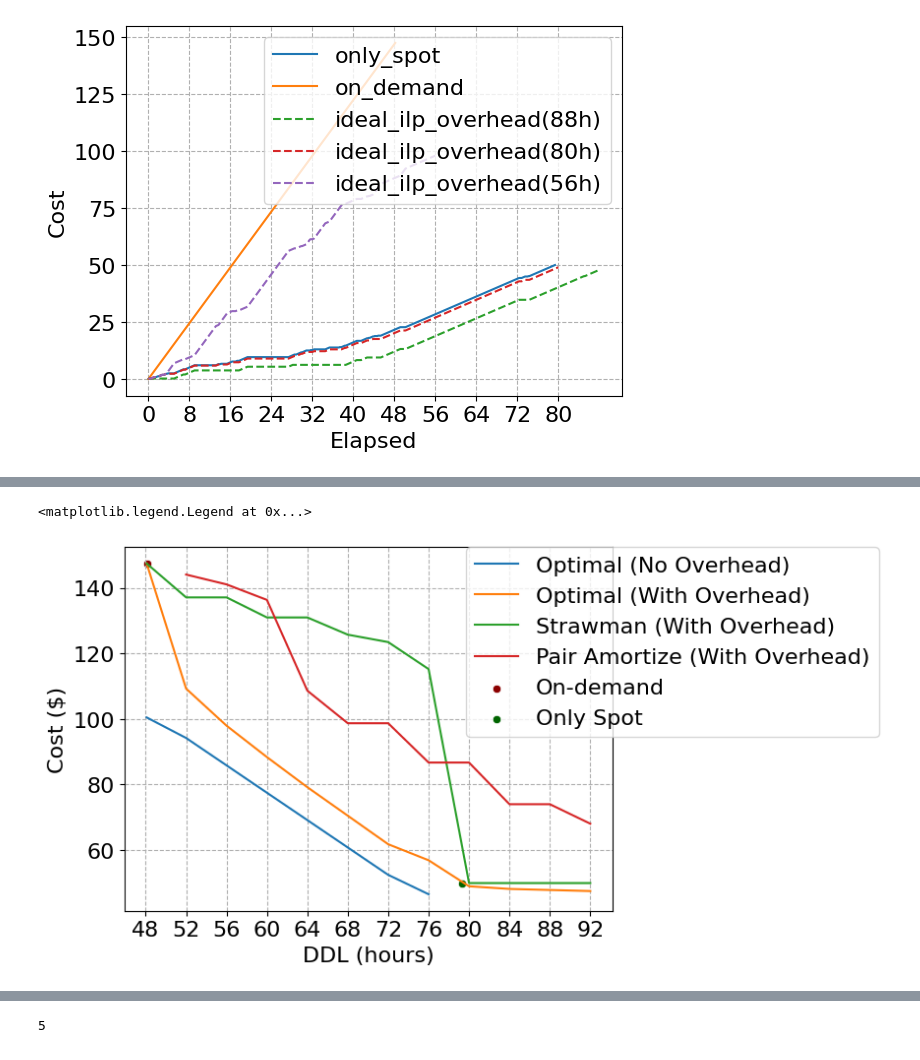
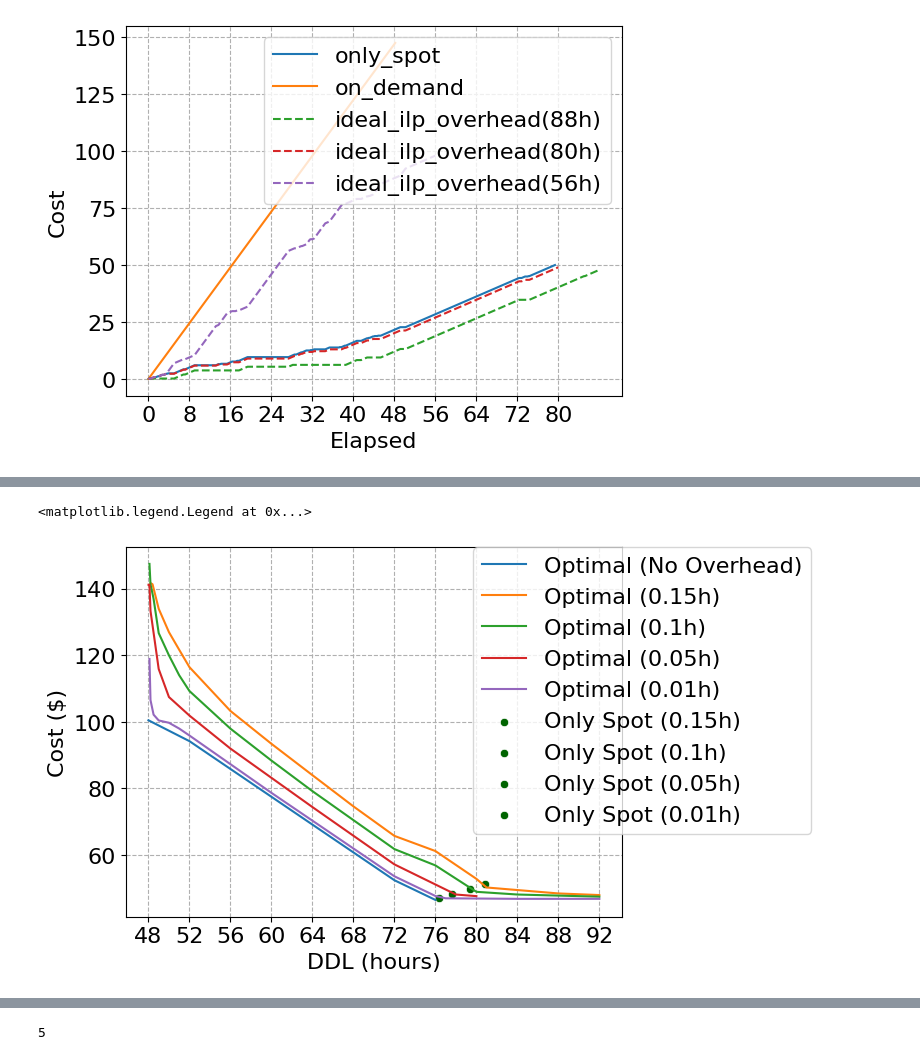
Before and after one commit to Michaelvll/skypilot-spot-strategy, a Jupyter notebook: scripts/plot.ipynb, the cells around one changed output, grey strips where cells are left out. Cells and saved outputs as stored; diff of their text form; code cells hidden in the pictures.

```diff
--- a/scripts/plot.ipynb
+++ b/scripts/plot.ipynb
@@ -28,7 +28,7 @@ def filter_runs(tags, ddls, strategies, task_durations=[20], trace_names=['1.jso
         'env_metadata': lambda x: x['name'] == 'trace' and 'trace_file' in x and any(name in x['trace_file'] for name in trace_names),
         'strategy_metadata': lambda x: x['name'] in strategies,
         'task_duration_hours': lambda x: x in task_durations,
-        'deadline_hours': lambda x: x in ddls,
+        'deadline_hours': lambda x: ddls is None or x in ddls,
     }
 
 
@@ -398,10 +398,12 @@ run_dfs = filter_runs(TAGS, DDLS, STRATEGIES, task_durations=[48], trace_names=[
 print(len(run_dfs))
 run_dfs = sorted(run_dfs, key=lambda x: STRATEGIES.index(x[0].config['strategy_metadata']['name']))
 
-no_overhead_costs = [None] * len(DDLS)
+no_overhead_costs = []
 for run, df in run_dfs:
     ddl = run.config['deadline_hours']
-    no_overhead_costs[DDLS.index(ddl)] = df['Cost'].values[-1]
+    no_overhead_costs.append((ddl, df['Cost'].values[-1]))
+
+no_overhead_costs = list(zip(*no_overhead_costs))
 print(no_overhead_costs)
 # %% [output]
 8
@@ -409 +411,6 @@ print(no_overhead_costs)
+# %%
+api = wandb.Api()
+plt.rc('font', size=16)
+entity, project = "michaelvll", "sky-spot"  # set to your entity and project
+runs = api.runs(entity + "/" + project)
 # %%
@@ -450,16 +476,22 @@ print(pair_costs)
 # %%
-ax = sns.lineplot(x=DDLS[:len(no_overhead_costs)], y=no_overhead_costs, label='Optimal (No Overhead)')
-ax = sns.lineplot(x=DDLS[:-1], y=ideal_costs, label='Optimal (With Overhead)')
-ax = sns.lineplot(x=DDLS[:-1], y=strawman_costs, label='Strawman (With Overhead)')
-ax = sns.lineplot(x=DDLS[:-1], y=pair_costs, label='Pair Amortize (With Overhead)')
+ax = sns.lineplot(x=no_overhead_costs[0], y=no_overhead_costs[1], label='Optimal (No Overhead)')
+ax = sns.lineplot(x=ideal_costs[0.15][0], y=ideal_costs[0.15][1], label='Optimal (0.15h)')
+ax = sns.lineplot(x=ideal_costs[0.1][0], y=ideal_costs[0.1][1], label='Optimal (0.1h)')
+ax = sns.lineplot(x=ideal_costs[0.05][0], y=ideal_costs[0.05][1], label='Optimal (0.05h)')
+ax = sns.lineplot(x=ideal_costs[0.01][0], y=ideal_costs[0.01][1], label='Optimal (0.01h)')
+# ax = sns.lineplot(x=strawman_costs[0], y=strawman_costs[1], label='Strawman (With Overhead=0.1)')
+# ax = sns.lineplot(x=pair_costs[0], y=pair_costs[1], label='Pair Amortize (With Overhead=0.1)')
 ax.set_xticks(list(range(48, 153, 4)))
 ax.set_xlabel('DDL (hours)')
 ax.set_ylabel('Cost ($)')
 # on demand
 sns.scatterplot(x=[on_demand_time], y=[on_demand_cost], ax=ax, label='On-demand', color='darkred')
-sns.scatterplot(x=[spot_time], y=[spot_cost], ax=ax, label='Only Spot', color='darkgreen')
+sns.scatterplot(x=[only_spot_costs[0.15][0]], y=[only_spot_costs[0.15][1]], ax=ax, label='Only Spot (0.15h)', color='darkgreen')
+sns.scatterplot(x=[only_spot_costs[0.1][0]], y=[only_spot_costs[0.1][1]], ax=ax, label='Only Spot (0.1h)', color='darkgreen')
+sns.scatterplot(x=[only_spot_costs[0.05][0]], y=[only_spot_costs[0.05][1]], ax=ax, label='Only Spot (0.05h)', color='darkgreen')
+sns.scatterplot(x=[only_spot_costs[0.01][0]], y=[only_spot_costs[0.01][1]], ax=ax, label='Only Spot (0.01h)', color='darkgreen')
 ax.grid(True, linestyle='--')
 ax.legend(loc='upper left', bbox_to_anchor=(0.7, 1), borderaxespad=0)
 # %% [output]
 <matplotlib.legend.Legend at 0x...>
-[figure, old version]
+[figure, new version]
```
Also changed, not shown: parts of 10 cells of this notebook, 3 other files.
